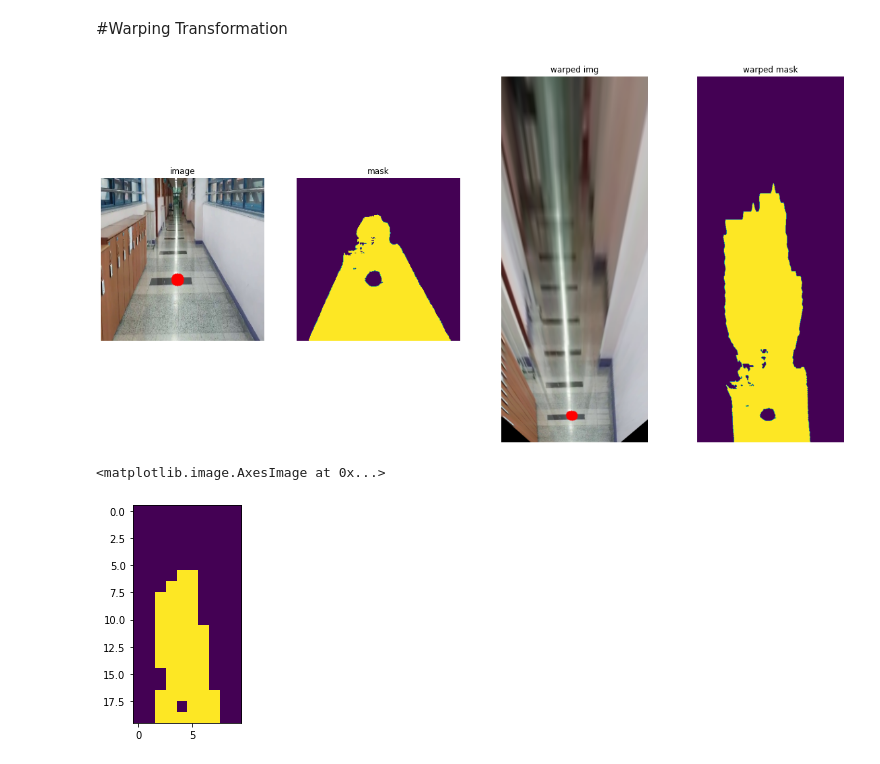
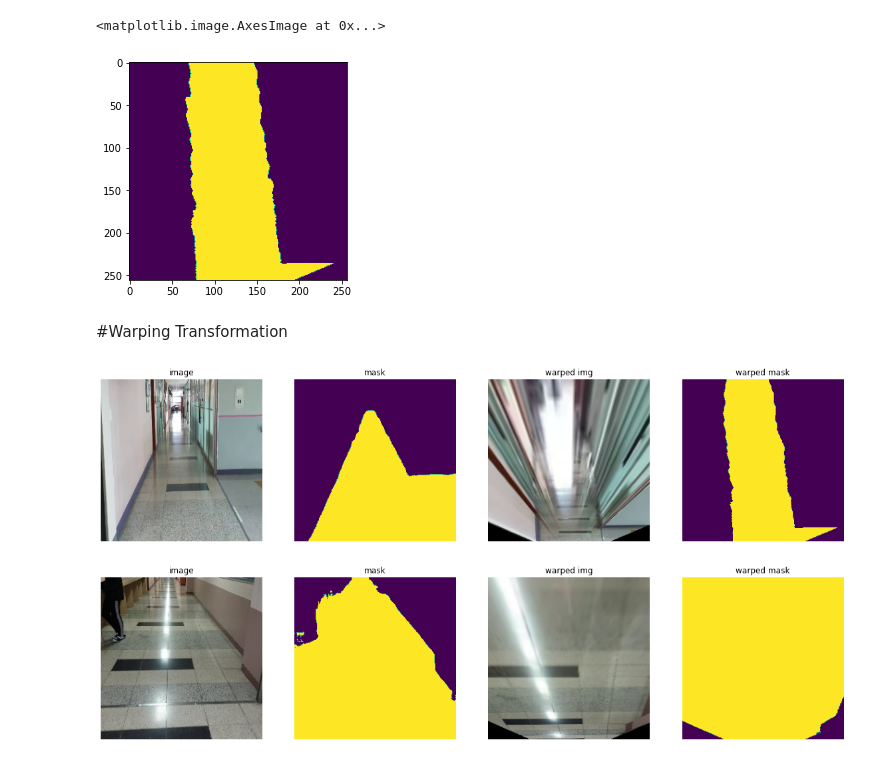
Before and after one commit to taegukang35/device_for_blind, a Jupyter notebook: warping_transform.ipynb, the cells around one changed output. Drawn from its saved outputs; the diff is of its cells as text; code cells hidden in the pictures.

```diff
--- a/warping_transform.ipynb
+++ b/warping_transform.ipynb
@@ -54,10 +66,14 @@ def create_mask(img):
     return mask[0][...,0]
     #plt.savefig('/content/model_result/result{0}.png'.format(i))
 # %%
-file_path = '/content/drive/MyDrive/school_hallway_v2/images_train/194.png'
+file_path = '/content/drive/MyDrive/school_hallway_v2/images_train/490.png'
 
-img = img = cv2.imread(file_path)
+SIZE_X = 256 #Resize images (height  = X, width = Y)
+SIZE_Y = 256
+threshold = 0.5
+img = cv2.imread(file_path)
 img = cv2.resize(img, (SIZE_Y, SIZE_X))
-img = cv2.cvtColor(img, cv2.COLOR_RGB2BGR)
-mask = create_mask(file_path)
+image = cv2.cvtColor(img, cv2.COLOR_RGB2BGR)
+mask = create_mask(img)
+_,mask = cv2.threshold(mask,threshold*mask.max(),1,cv2.THRESH_BINARY)
 # %% [output]
@@ -77,7 +93,7 @@ cv2.circle(img, (230, 250), 10, (0, 255, 255), -1)
 """
 
 pts1 = np.float32([[115,50],[135,50],[20,250],[230,250]])
-pts2 = np.float32([[0,0],[400,0],[0,1000],[400,1000]])
+pts2 = np.float32([[77,0],[180,0],[77,256],[180,256]])
 matrix = cv2.getPerspectiveTransform(pts1,pts2)
-result_img = cv2.warpPerspective(img,matrix,(1000,1000))
-result_mask = cv2.warpPerspective(mask,matrix,(1000,1000))
+result_img = cv2.warpPerspective(img,matrix,(256,256))
+result_mask = cv2.warpPerspective(mask,matrix,(256,256))
@@ -99,3 +124,9 @@ plt.imshow(result_mask)
+# %%
+_,result_mask = cv2.threshold(result_mask,threshold*result_mask.max(),1,cv2.THRESH_BINARY)
+plt.imshow(result_mask)
+# %% [output]
+<matplotlib.image.AxesImage at 0x...>
+[figure, added]
 # %% [markdown]
 #Warping Transformation
 # %%
@@ -126,10 +157,11 @@ def transform(file_path):
     ax2.axis("off")
 
     pts1 = np.float32([[115,50],[135,50],[20,250],[230,250]])
-    pts2 = np.float32([[100,0],[300,0],[100,1000],[300,1000]])
+    pts2 = np.float32([[77,0],[180,0],[77,256],[180,256]])
     matrix = cv2.getPerspectiveTransform(pts1,pts2)
-    result_img = cv2.warpPerspective(image,matrix,(400,1000))
-    result_mask = cv2.warpPerspective(mask,matrix,(400,1000))
+    result_img = cv2.warpPerspective(image,matrix,(256,256))
+    result_mask = cv2.warpPerspective(mask,matrix,(256,256))
+
     _,result_mask = cv2.threshold(result_mask,threshold*result_mask.max(),1,cv2.THRESH_BINARY)
     ax3 = fig.add_subplot(rows, cols, 3)
     ax3.imshow(result_img)
@@ -141,11 +173,10 @@ def transform(file_path):
     ax4.axis("off")
     return image,mask,result_img,result_mask
 # %%
-result = transform('/content/drive/MyDrive/school_hallway_v2/images_train/10.png') #threshold 0.5
+result = transform('/content/drive/MyDrive/school_hallway_v2/images_train/90.png') #threshold 0.5
 # %% [output]
-[figure, old version]
+[figure, new version]
-# %%
-plt.imshow(cv2.resize(result[3],(10,20)))
-# %% [output]
-<matplotlib.image.AxesImage at 0x...>
-[figure, removed]
+# %%
+_ = transform('/content/drive/MyDrive/stairhallway/hallway/hallway118.jpg')
+# %% [output]
+[figure, added]
```
Also changed, not shown: parts of 17 cells of this notebook.
